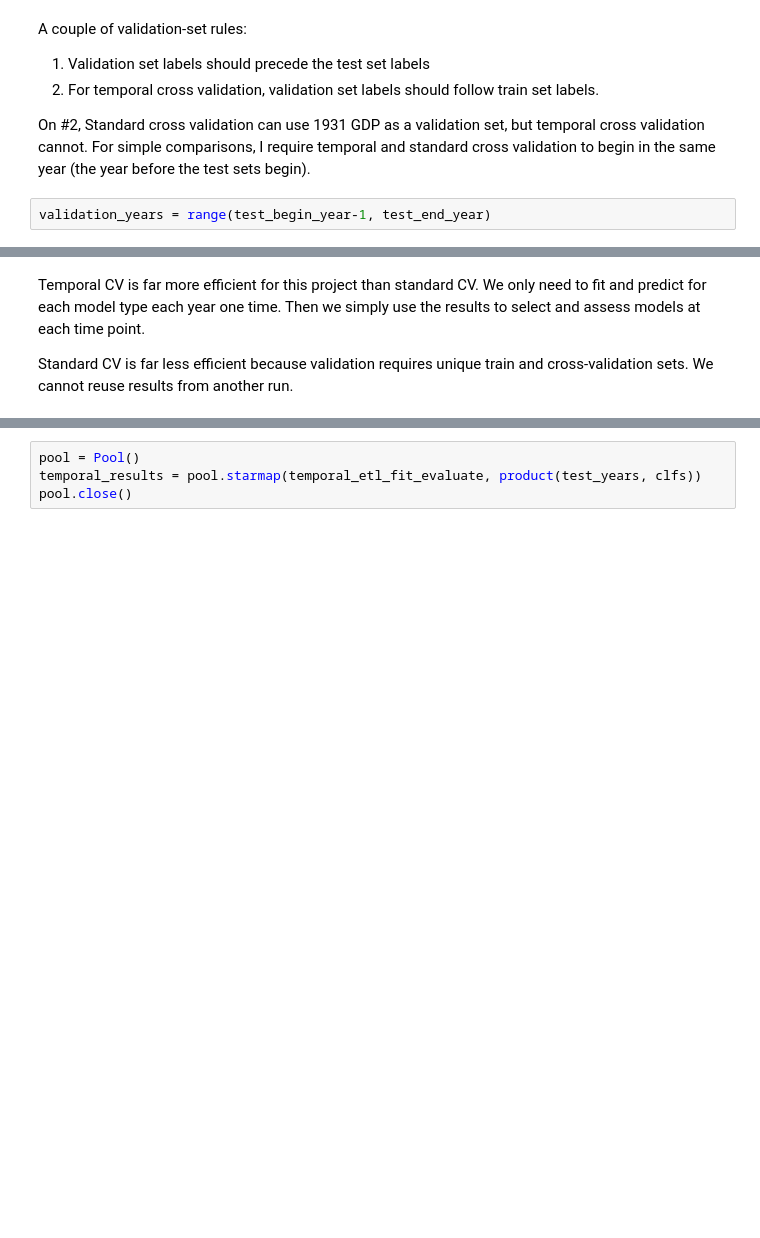
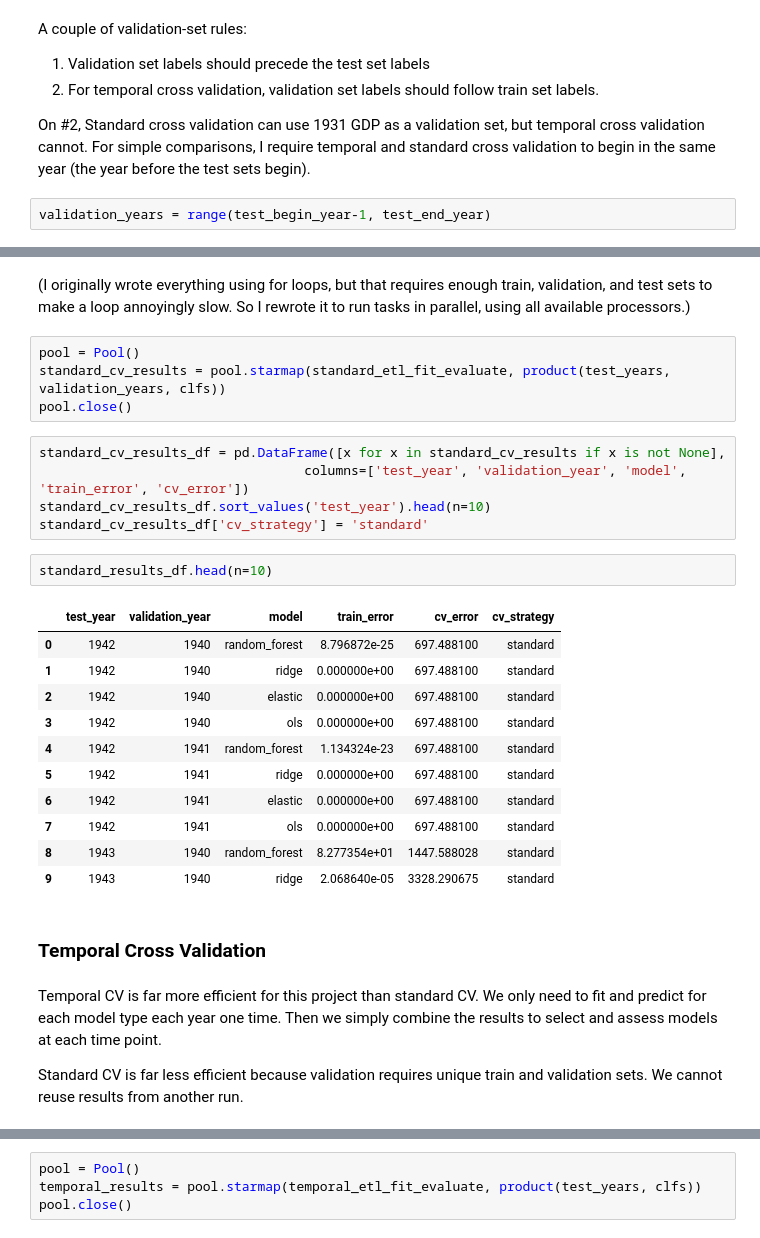
Before and after one commit to dssg/hitchhikers-guide, a Jupyter notebook: curriculum/3_modeling_and_machine_learning/machine-learning/predicting_GDP.ipynb, the cells around one changed output, grey strips where cells are left out. Drawn from its saved outputs; the diff is of its cells as text; blank space fills up the shorter version.

```diff
--- a/curriculum/3_modeling_and_machine_learning/machine-learning/predicting_GDP.ipynb
+++ b/curriculum/3_modeling_and_machine_learning/machine-learning/predicting_GDP.ipynb
@@ -144,7 +181,34 @@ validation_years = range(test_begin_year-1, test_end_year)
+# %% [markdown]
+(I originally wrote everything using for loops, but that requires enough train, validation, and test sets to make a loop annoyingly slow. So I rewrote it to run tasks in parallel, using all available processors.)
+# %%
+pool = Pool()
+standard_cv_results = pool.starmap(standard_etl_fit_evaluate, product(test_years, validation_years, clfs))
+pool.close()
+# %%
+standard_cv_results_df = pd.DataFrame([x for x in standard_cv_results if x is not None],
+                                  columns=['test_year', 'validation_year', 'model', 'train_error', 'cv_error'])
+standard_cv_results_df.sort_values('test_year').head(n=10)
+standard_cv_results_df['cv_strategy'] = 'standard'
+# %%
+standard_results_df.head(n=10)
+# %% [output]
+|  | test_year | validation_year | model | train_error | cv_error | cv_strategy |
+| 0 | 1942 | 1940 | random_forest | 8.796872e-25 | 697.488100 | standard |
+| 1 | 1942 | 1940 | ridge | 0.000000e+00 | 697.488100 | standard |
+| 2 | 1942 | 1940 | elastic | 0.000000e+00 | 697.488100 | standard |
+| 3 | 1942 | 1940 | ols | 0.000000e+00 | 697.488100 | standard |
+| 4 | 1942 | 1941 | random_forest | 1.134324e-23 | 697.488100 | standard |
+| 5 | 1942 | 1941 | ridge | 0.000000e+00 | 697.488100 | standard |
+| 6 | 1942 | 1941 | elastic | 0.000000e+00 | 697.488100 | standard |
+| 7 | 1942 | 1941 | ols | 0.000000e+00 | 697.488100 | standard |
+| 8 | 1943 | 1940 | random_forest | 8.277354e+01 | 1447.588028 | standard |
+| 9 | 1943 | 1940 | ridge | 2.068640e-05 | 3328.290675 | standard |
+# %% [markdown]
+### Temporal Cross Validation
 # %% [markdown]
-Temporal CV is far more efficient for this project than standard CV. We only need to fit and predict for each model type each year one time. Then we simply use the results to select and assess models at each time point.
+Temporal CV is far more efficient for this project than standard CV. We only need to fit and predict for each model type each year one time. Then we simply combine the results to select and assess models at each time point.
 
-Standard CV is far less efficient because validation requires unique train and cross-validation sets. We cannot reuse results from another run.
+Standard CV is far less efficient because validation requires unique train and validation sets. We cannot reuse results from another run.
 # %%
 def temporal_etl_fit_evaluate(year, model):
 
```
Also changed, not shown: parts of 16 cells of this notebook.
